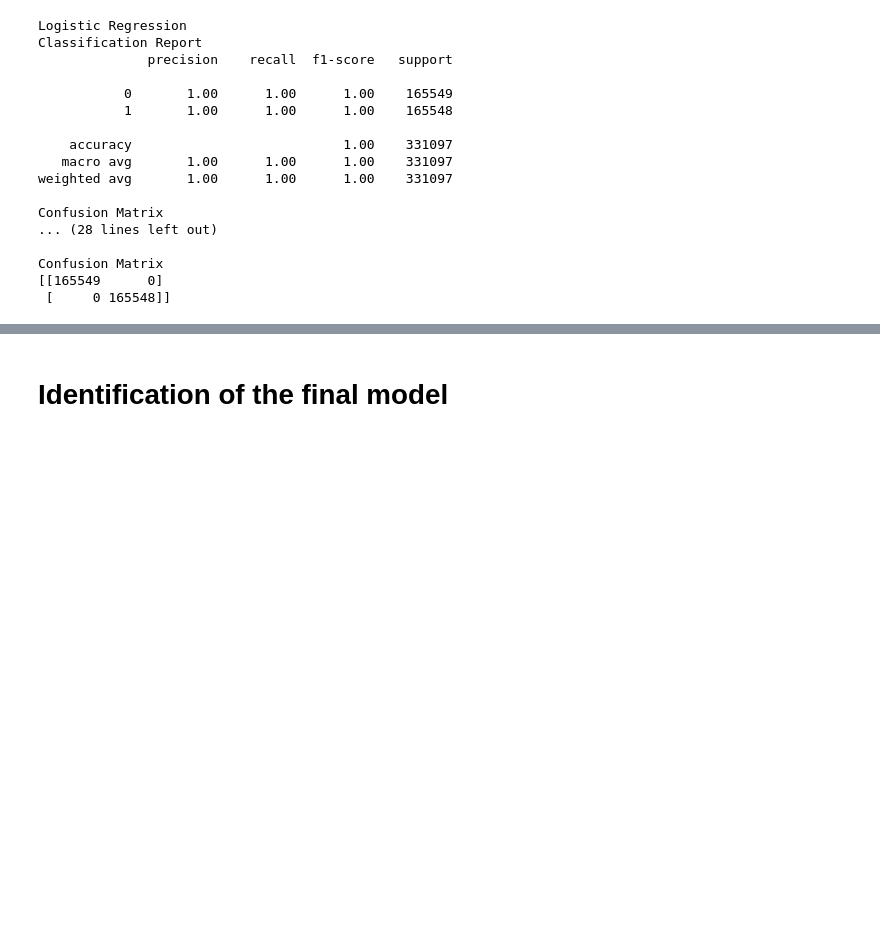
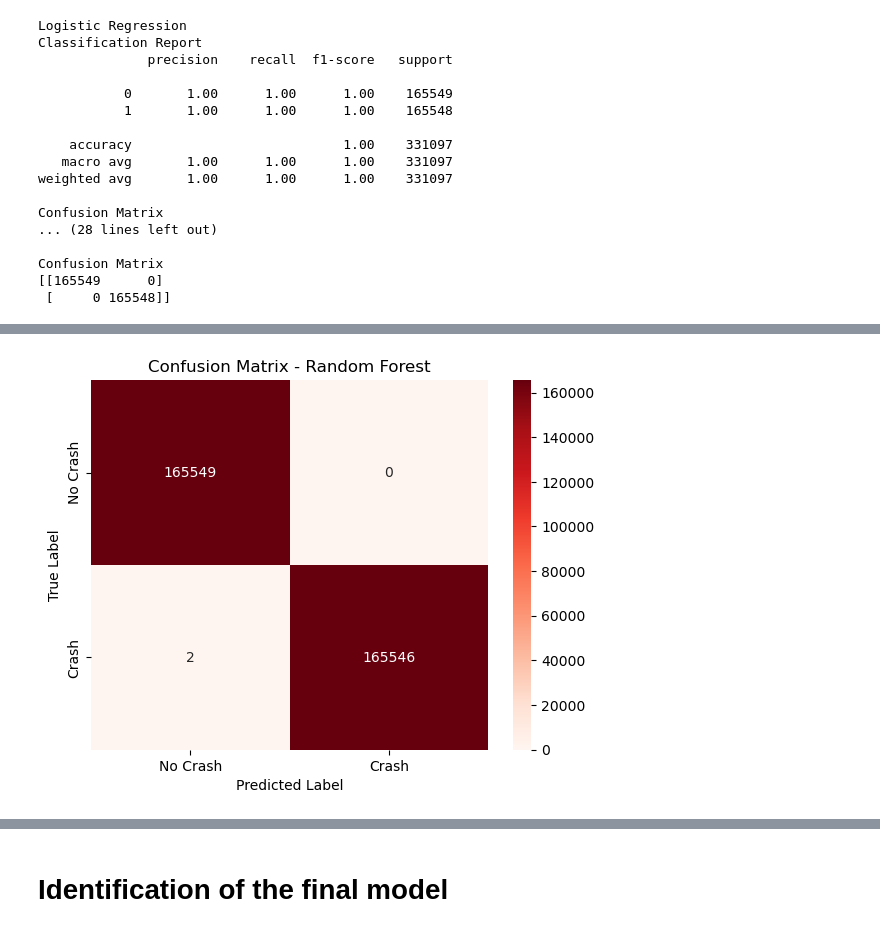
Before and after one commit to August-JF-Perez/AugustP_Crash_Location_Characterization, a Jupyter notebook: Capstone_3_Everything.ipynb, the cells around one changed output, grey strips where cells are left out. Cells and saved outputs as stored; diff of their text form; code cells hidden in the pictures; blank space fills up the shorter version.

```diff
--- a/Capstone_3_Everything.ipynb
+++ b/Capstone_3_Everything.ipynb
@@ -4299,0 +4352,4 @@ Confusion Matrix
+# %%
+conf_RF_plot
+# %% [output]
+[figure, added]
```
Also changed, not shown: parts of 30 cells of this notebook, 3 other files.
